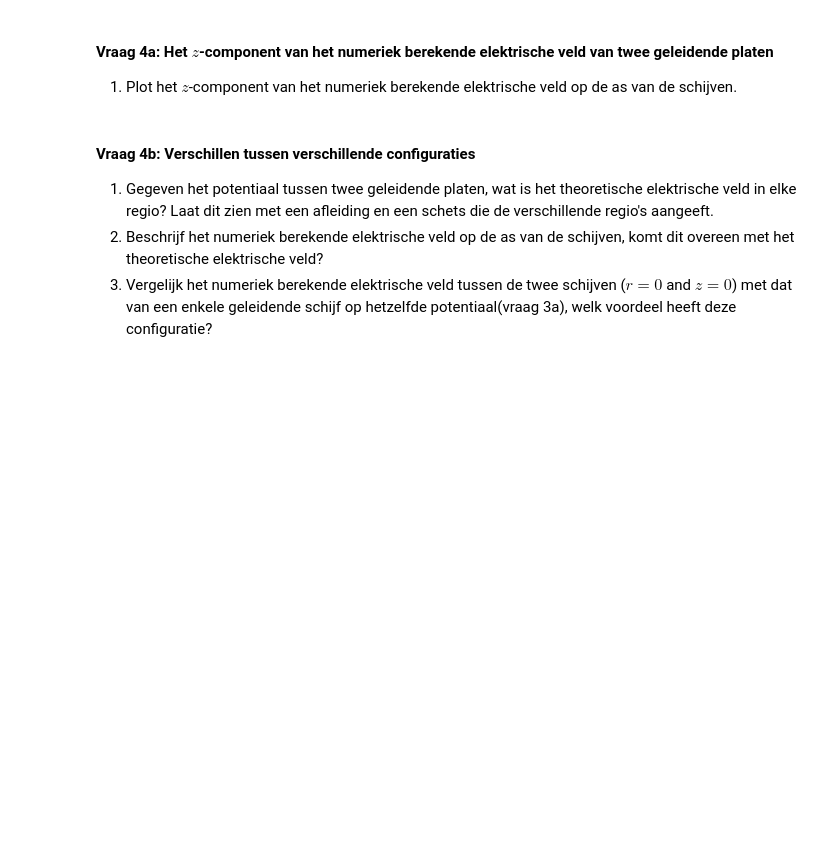
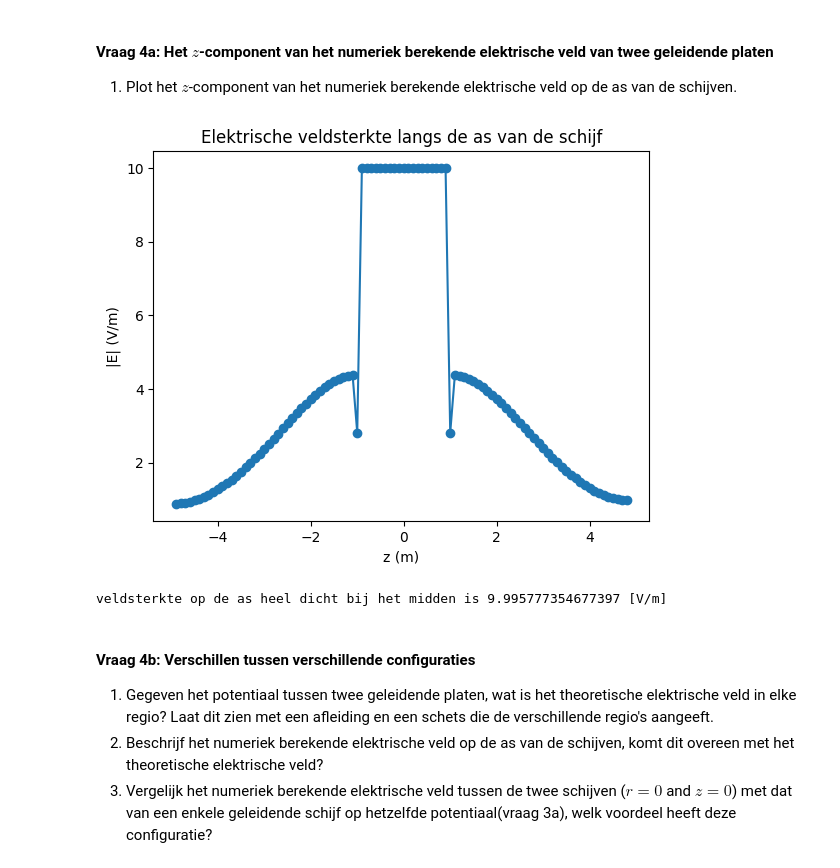
Before and after one commit to sdwijnands/opdrachten-DEF-D, a Jupyter notebook: DigitaleOntwerpopdrachten/1CondensatorOpdracht/CondensatorOntwerpopdracht.ipynb, the cells around one changed output. Cells and saved outputs as stored; diff of their text form; code cells hidden in the pictures; blank space fills up the shorter version.

```diff
--- a/DigitaleOntwerpopdrachten/1CondensatorOpdracht/CondensatorOntwerpopdracht.ipynb
+++ b/DigitaleOntwerpopdrachten/1CondensatorOpdracht/CondensatorOntwerpopdracht.ipynb
@@ -569,7 +571,23 @@ plot_results_disk(Ez, Er, normE, V, r, z, grid_step, disk_radius, z_pos_disk1, z
 # %%
 ###
 ###your code here###
 ###
+ir0 = np.argmin(np.abs(r_for_E))
+irax = r_for_E[ir0]
+
+plt.figure()
+plt.title('Elektrische veldsterkte langs de as van de schijf')
+plt.plot(z_for_E,normE[:,ir0],'o-')
+plt.xlabel("z (m)")
+plt.ylabel("|E| (V/m)")
+plt.show()
+
+iz0 = np.argmin(np.abs(z_for_E))
+z_mid = z_for_E[iz0]
+E_midden = normE[iz0, ir0]
+# %% [output]
+[figure, added]
+veldsterkte op de as heel dicht bij het midden is 9.995777354677397 [V/m]
 # %% [markdown]
 #### Vraag 4b: Verschillen tussen verschillende configuraties
 
```
Also changed, not shown: parts of 1 cell of this notebook.
